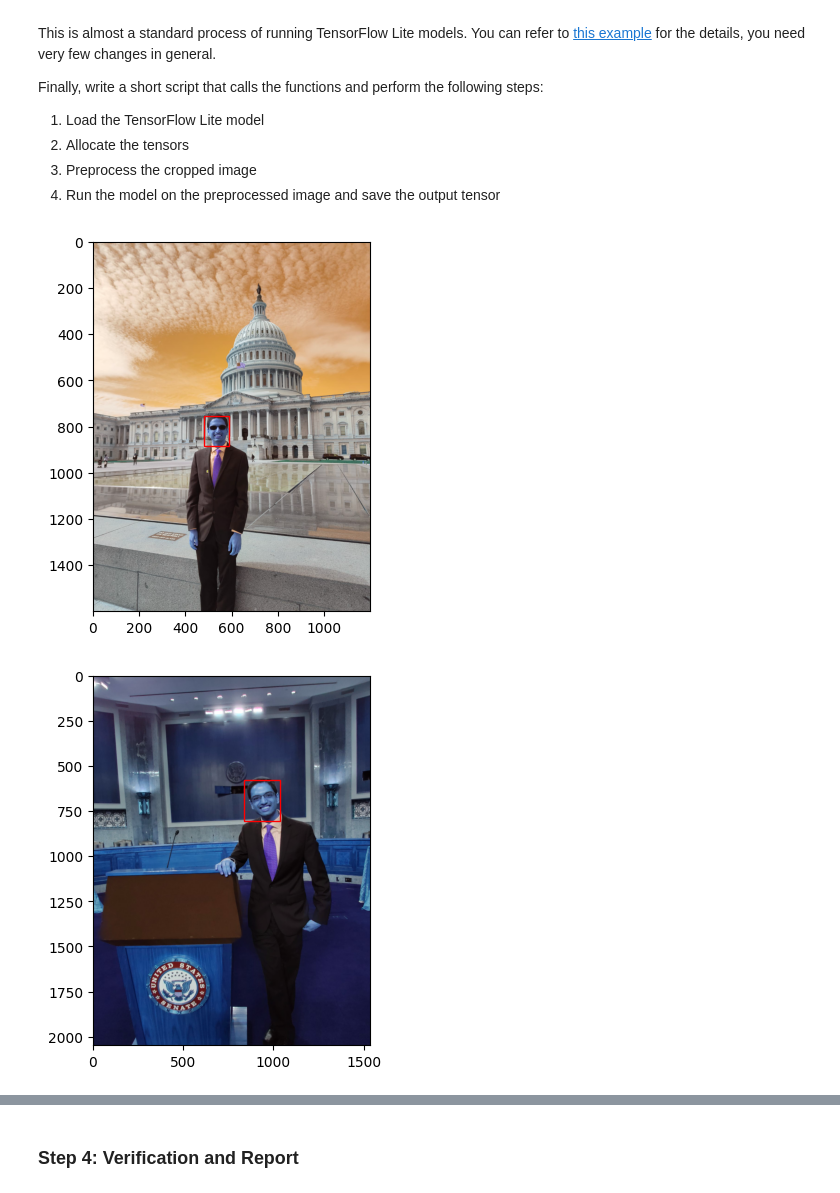
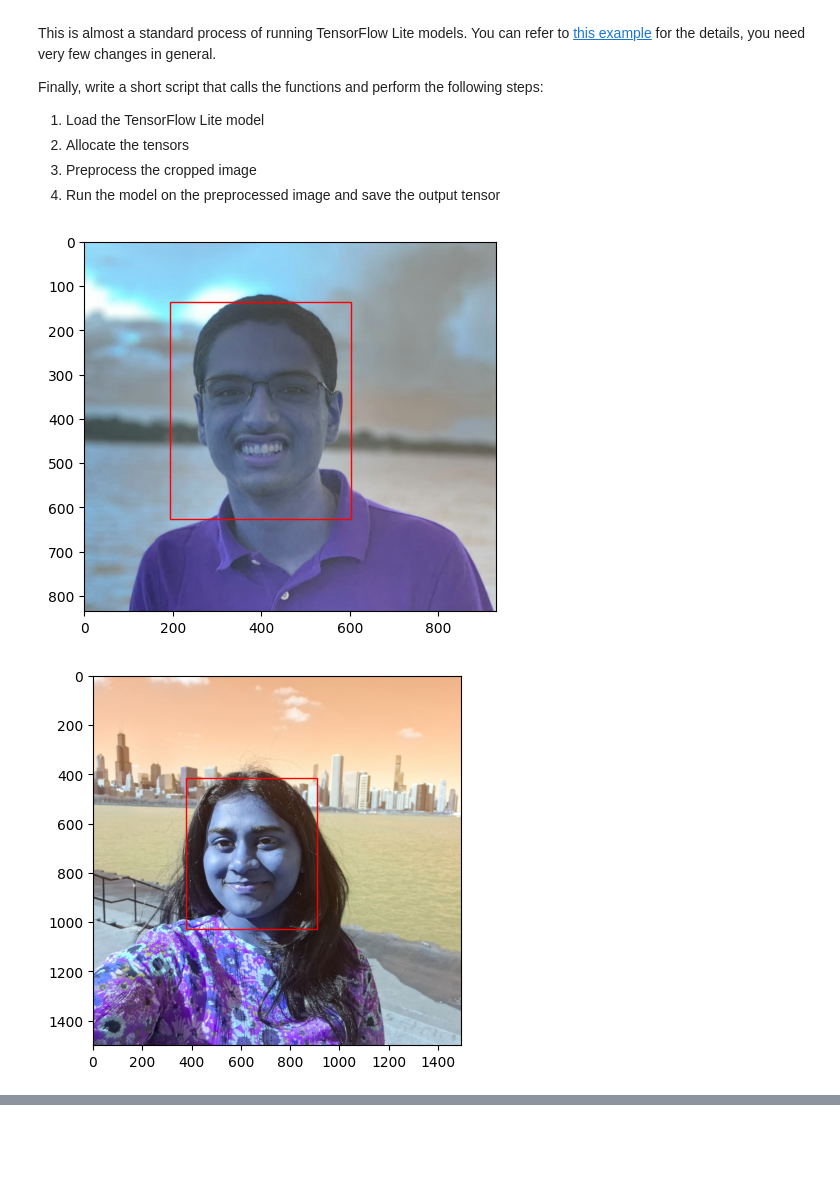
Before and after one commit to sravyad25/Sleeper-helper, a Jupyter notebook: lab2_sp24/Lab2-clean-copy.ipynb, the cells around one changed output, grey strips where cells are left out. Saved outputs shown, nothing was run; the diff lists cells and outputs as text; code cells hidden in the pictures; blank space fills up the shorter version.

Commit message:
Web interface success

```diff
--- a/lab2_sp24/Lab2-clean-copy.ipynb
+++ b/lab2_sp24/Lab2-clean-copy.ipynb
@@ -721,37 +320,42 @@ def run_model(model, face):
 
     return output_data
 # %%
-import cv2
+import os
+from mtcnn import MTCNN
 import numpy as np
 
-def read_image(file_path):
-    image = cv2.imread(file_path)
-    return image
+# Directory where the images are located
+directory = "/mnt/c/Users/krish/Documents/UIUC/ECE479/lab3_sleeper_helper/Sleeper-helper/web_interface/uploads"
 
-krish1 = read_image("/mnt/c/Users/krish/Documents/UIUC/ECE479/lab2_sp24/krish1.jpeg")
-krish2 = read_image("/mnt/c/Users/krish/Documents/UIUC/ECE479/lab2_sp24/krish2.jpeg")
-sravya1 = read_image("/mnt/c/Users/krish/Documents/UIUC/ECE479/lab2_sp24/sravya1.jpeg")
-sravya2 = read_image("/mnt/c/Users/krish/Documents/UIUC/ECE479/lab2_sp24/sravya2.jpeg")
+# Initialize MTCNN model
 mtcnn = MTCNN()
-cropped_image_krish1, _ = detect_and_crop(mtcnn, krish1)
-preprocessed_face_krish1 = pre_process(cropped_image_krish1)
 
-mtcnn = MTCNN()
-cropped_image_krish2, _ = detect_and_crop(mtcnn, krish2)
-preprocessed_face_krish2 = pre_process(cropped_image_krish2)
+# List to store preprocessed faces
+preprocessed_faces_list = []
 
-mtcnn = MTCNN()
-cropped_image_sravya1, _ = detect_and_crop(mtcnn, sravya1)
-preprocessed_face_sravya1 = pre_process(cropped_image_sravya1)
+# Iterate over files in the directory
+for filename in os.listdir(directory):
+    if filename.endswith(".jpeg") or filename.endswith(".jpg"):
+        # Construct full path
+        file_path = os.path.join(directory, filename)
 
-mtcnn = MTCNN()
-cropped_image_sravya2, _ = detect_and_crop(mtcnn, sravya2)
-preprocessed_face_sravya2 = pre_process(cropped_image_sravya2)
+        # Read image
+        image = read_image(file_path)
 
-np.save('krish1_preprocessed', preprocessed_face_krish1)
-np.save('krish2_preprocessed', preprocessed_face_krish2)
-np.save('sravya1_preprocessed', preprocessed_face_sravya1)
-np.save('sravya2_preprocessed', preprocessed_face_sravya2)
+        # Detect and crop face
+        cropped_image, _ = detect_and_crop(mtcnn, image)
+
+        # Preprocess face
+        preprocessed_face = pre_process(cropped_image)
+
+        # Append preprocessed face to the list
+        preprocessed_faces_list.append(preprocessed_face)
+
+# Stack preprocessed faces into a single NumPy array
+preprocessed_faces_array = np.stack(preprocessed_faces_list, axis=0)
+
+# Save preprocessed faces array
+np.save('preprocessed_faces.npy', preprocessed_faces_array)
 # %% [output]
-[figure, old version]
+[figure, new version]
-[figure, old version]
+[figure, new version]
@@ -770,2 +363,0 @@ show_bounding_box(image, bounding_box)
-# %% [markdown]
-### Step 4: Verification and Report
```
Also changed, not shown: parts of 20 cells of this notebook, 16 other files.
